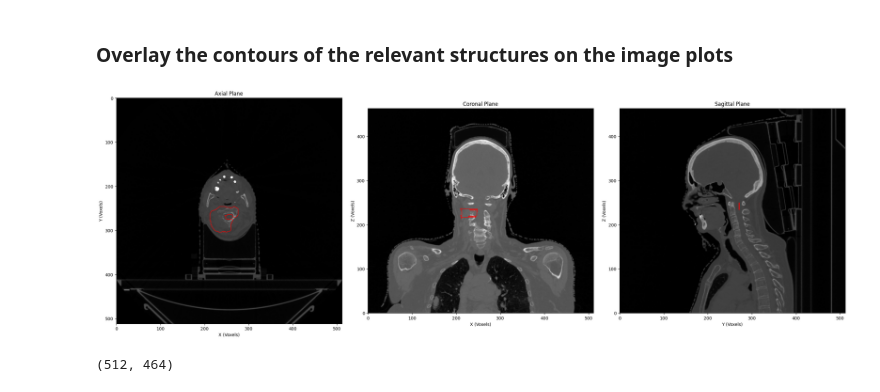
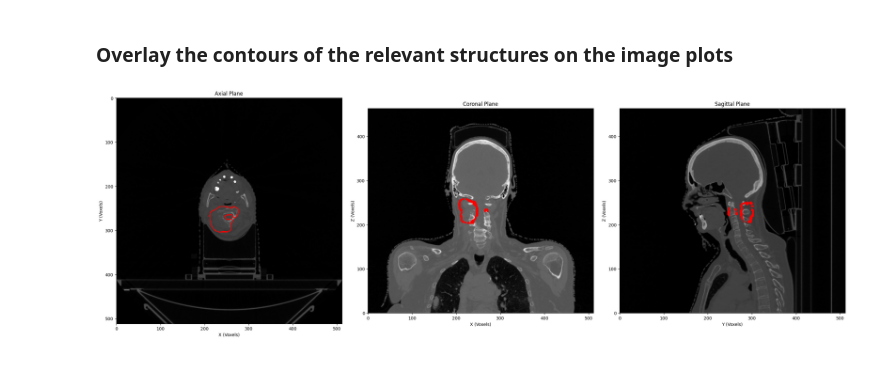
Before and after one commit to danieldeiros/TOH_Tractography, a Jupyter notebook: assignment.ipynb, the cells around one changed output. Saved outputs shown, nothing was run; the diff lists cells and outputs as text; code cells hidden in the pictures.

Commit message:
3D Structures Visualization

```diff
--- a/assignment.ipynb
+++ b/assignment.ipynb
@@ -247,56 +253,54 @@ ROI_Names = {ROI.ROINumber:
 Target_Structures = ["1PTV3000"]
 Target_Numbers = np.full(len(Target_Structures), np.nan)
 
 for i, structure in enumerate(Target_Structures):
     for Number, Name in ROI_Names.items():
         if structure.upper() in Name.upper():
             Target_Numbers[i] = Number
             break
 
 for Number in Target_Numbers:
     for ROI in Contour_Sequence:
         if Number == ROI.ReferencedROINumber:
             Contour_Data = ROI.ContourSequence
 
     contour_points = np.array([]).reshape(0,3)
     for Contour in Contour_Data:
         contour_points_mm = np.array(Contour.ContourData).reshape(-1, 3) # (n, 3) 3 columns in n rows. in mm
         contour_points_slice = np.array([mm_to_voxel(p, origin, voxel_spacing) for p in contour_points_mm])
         contour_points = np.vstack([contour_points, contour_points_slice])
         # if contour_points_slice[0, 2] == Isocentre_Pos[2]: # when on isocentre slice
         #     x_pts, y_pts = contour_points_slice[:, 0], contour_points_slice[:, 1]
         #     axs[0].plot(x_pts, y_pts, 'r-', linewidth = 1)
 
-    contour_axial = contour_points[contour_points[:, 2] == Isocentre_Pos[2]] # collect points when on isocentric axial plane
+    contour_axial = contour_points[(Isocentre_Pos[2]-1 <= contour_points[:, 2])  & (contour_points[:,2] <= Isocentre_Pos[2]+1)] # collect points when on isocentric axial plane
     x_pts, y_pts = contour_axial[:, 0], contour_axial[:, 1]
     axs[0].plot(x_pts, y_pts, 'r-', linewidth = 1)
 
-    contour_coronal = contour_points[contour_points[:, 1] == Isocentre_Pos[1]] # collect points when on isocentric coronal plane
-    mask = np.zeros((CT_Images[:,0,:].shape)) # pre-allocate mask
-    rr, cc = polygon(contour_coronal[:, 2], contour_coronal[:, 0]) # , shape=mask.shape
-    mask[rr, cc] = 1
-    contours = find_contours(mask, level=0.5)
-    # contour = max(contours, key = lambda x: len(x))
-    contours = sorted(contours, key = lambda x: len(x))
-    axs[1].plot(contours[-1][:, 1], contours[-1][:, 0], 'r-', linewidth=1)
+    contour_coronal = contour_points[(Isocentre_Pos[1]-1 <= contour_points[:, 1])  & (contour_points[:,1] <= Isocentre_Pos[1]+1)] # collect points when on isocentric coronal plane
+    # contour_coronal = contour_points[contour_points[:,1] == Isocentre_Pos[1]] # collect points when on isocentric coronal plane
+    x_pts, z_pts = contour_coronal[:,0], contour_coronal[:,2]
+    axs[1].plot(x_pts, z_pts, 'r.', linewidth = 1)
+    # mask = np.zeros((CT_Images[:,0,:].shape)) # pre-allocate mask
+    # rr, cc = polygon(contour_coronal[:, 2], contour_coronal[:, 0], shape = mask.shape) # , shape=mask.shape
+    # mask[rr, cc] = 1
+    # mask = binary_fill_holes(mask) # fill holes for nicer contour
+    # contours = find_contours(mask, level=0.5)
+    # # contour = max(contours, key = lambda x: len(x))
+    # contours = sorted(contours, key = lambda x: len(x))
+    # axs[1].plot(contours[-1][:, 1], contours[-1][:, 0], 'r-', linewidth=1)
     # for contour in contours:
     #     axs[1].plot(contour[:, 1], contour[:, 0], 'r-', linewidth=1)
 
-    # x_pts, z_pts = contour_coronal[:,0], contour_coronal[:,2]
-    # axs[1].plot(x_pts, z_pts, 'r-', linewidth = 1)
-
-    contour_sagittal = contour_points[contour_points[:, 0] == Isocentre_Pos[0]] # collect points when on isocentric sagittal plane
-    mask = np.zeros((CT_Images[:,0,:].shape)) # pre-allocate mask
-    rr, cc = polygon(contour_coronal[:, 2], contour_coronal[:, 1]) # , shape=mask.shape
-    mask[rr, cc] = 1
-    contours = find_contours(mask, level=0.5)
-    contours = sorted(contours, key = lambda x: len(x))
-    axs[2].plot(contours[-1][:, 1], contours[-1][:, 0], 'r-', linewidth=1)
-    # y_pts, z_pts = contour_sagittal[:,1], contour_sagittal[:,2]
-    # axs[2].plot(y_pts, z_pts, 'r-', linewidth = 1)
+    contour_sagittal = contour_points[(Isocentre_Pos[0]-1 <= contour_points[:, 0])  & (contour_points[:,0] <= Isocentre_Pos[0]+1)] # collect points when on isocentric sagittal plane
+    # contour_sagittal = contour_points[contour_points[:, 0] == Isocentre_Pos[0]] # collect points when on isocentric sagittal plane
+    y_pts, z_pts = contour_sagittal[:,1], contour_sagittal[:,2]
+    axs[2].plot(y_pts, z_pts, 'r.', linewidth = 1)
+    # mask = np.zeros((CT_Images[:,0,:].shape)) # pre-allocate mask
+    # rr, cc = polygon(contour_coronal[:, 2], contour_coronal[:, 1]) # , shape=mask.shape
+    # mask[rr, cc] = 1
+    # contours = find_contours(mask, level=0.5)
+    # contours = sorted(contours, key = lambda x: len(x))
+    # axs[2].plot(contours[-1][:, 1], contours[-1][:, 0], 'r-', linewidth=1)
 # %% [output]
-[figure, old version]
+[figure, new version]
-# %%
-CT_Images[:,0,:].shape
-# %% [output]
-(512, 464)
```
Also changed, not shown: parts of 15 cells of this notebook.
